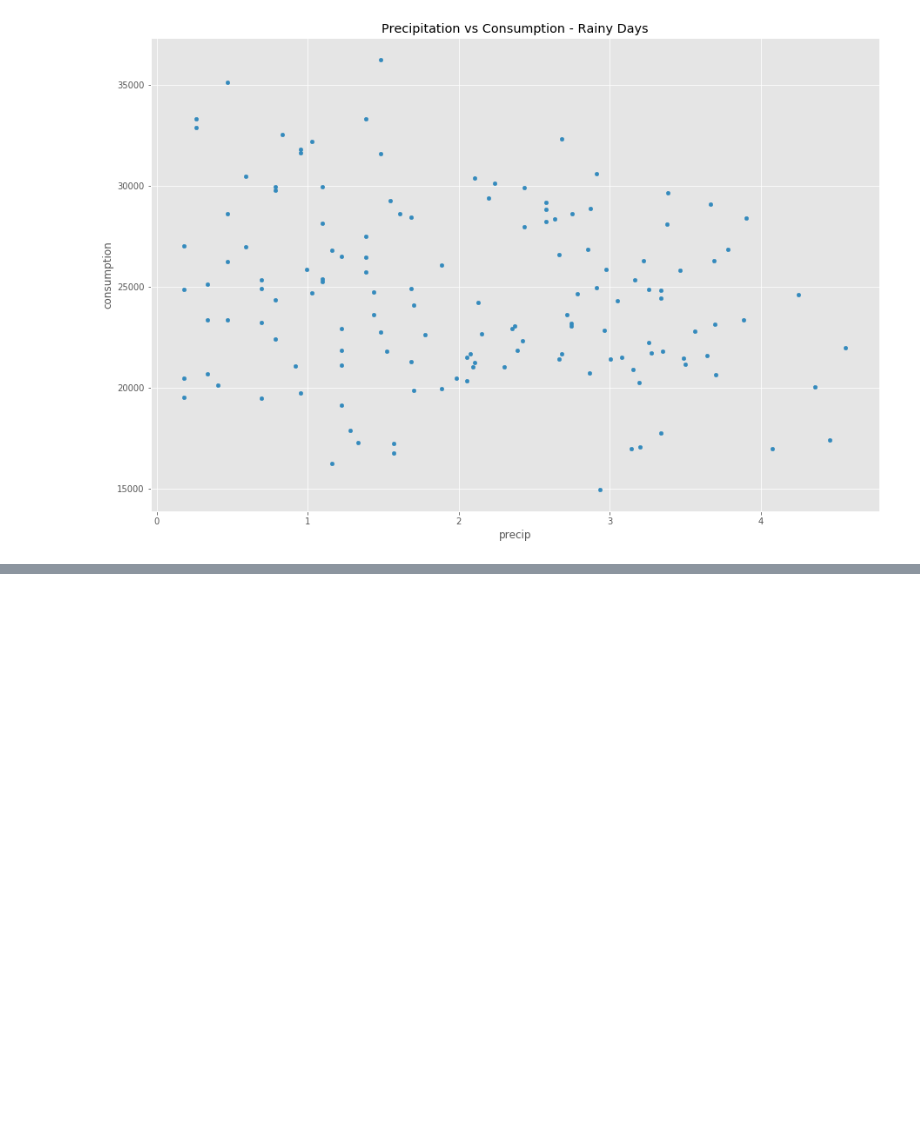
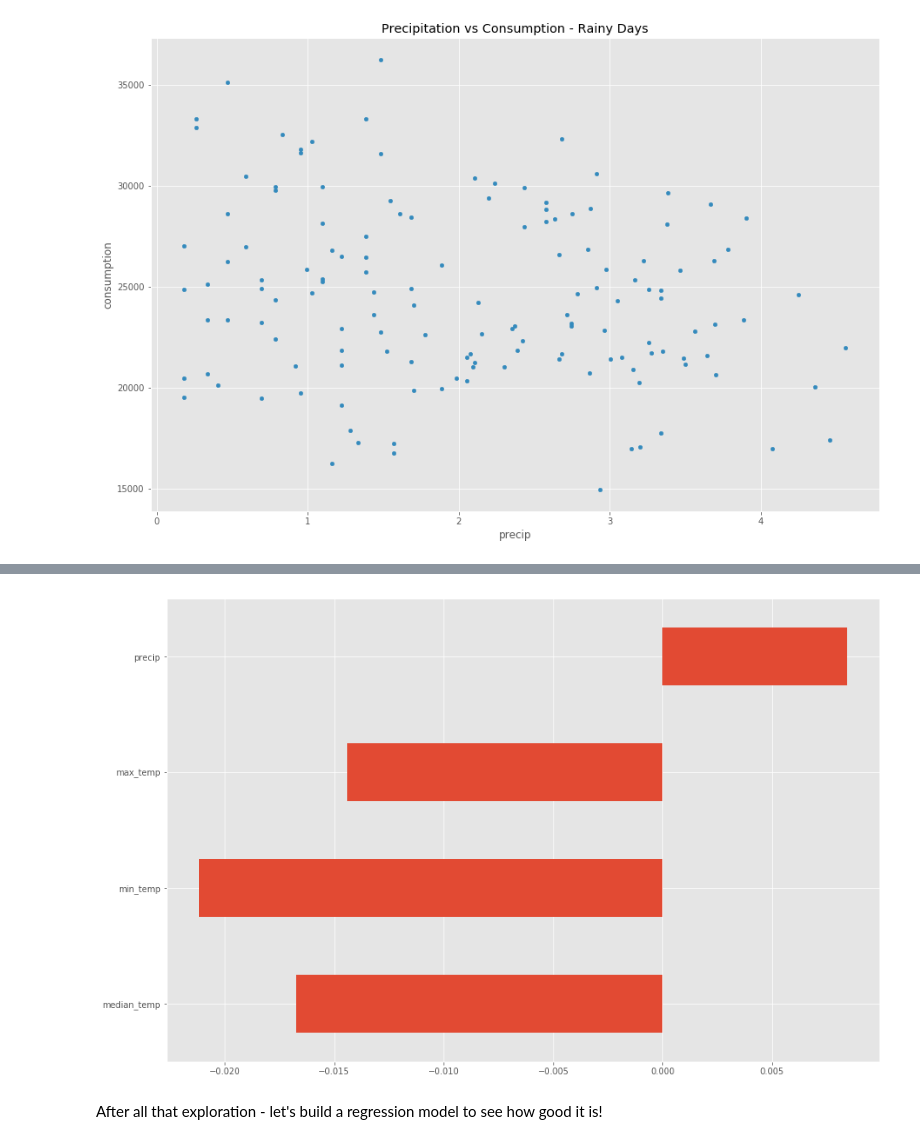
Before and after one commit to andersbogsnes/pandas_tutorial, a Jupyter notebook: 4. Putting it together.ipynb, the cells around one changed output, grey strips where cells are left out. Drawn from its saved outputs; the diff is of its cells as text; code cells hidden in the pictures; blank space fills up the shorter version.

```diff
--- a/4. Putting it together.ipynb
+++ b/4. Putting it together.ipynb
@@ -386,0 +399,12 @@ Looks like we don't get any
+# %%
+(df.groupby('weekend')
+ [['median_temp', 'min_temp', 'max_temp', 'precip']]
+ .mean()
+ .pct_change()
+ .loc[1, :]
+ .plot
+ .barh());
+# %% [output]
+[figure, added]
+# %% [markdown]
+After all that exploration - let's build a regression model to see how good it is!
```
Also changed, not shown: parts of 20 cells of this notebook, 4 other files.
